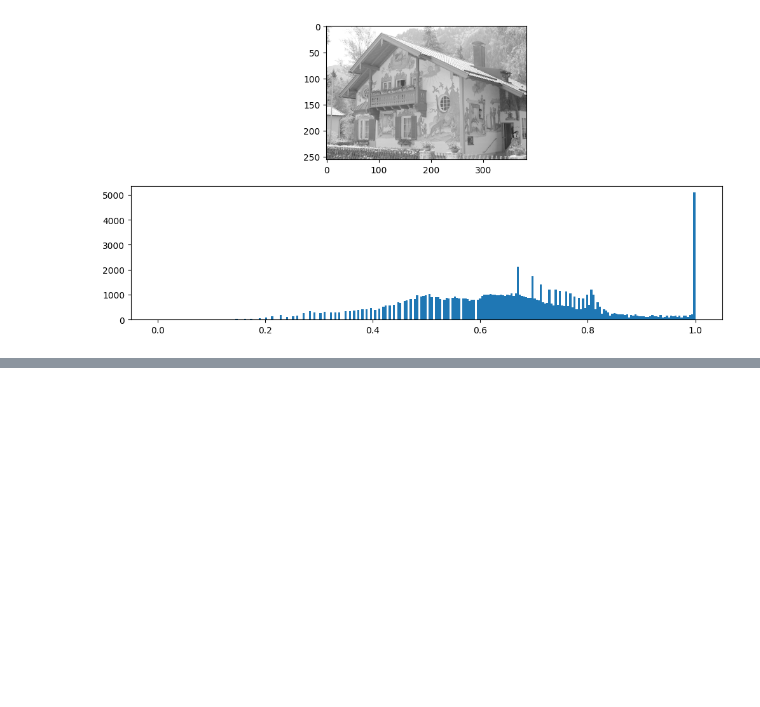
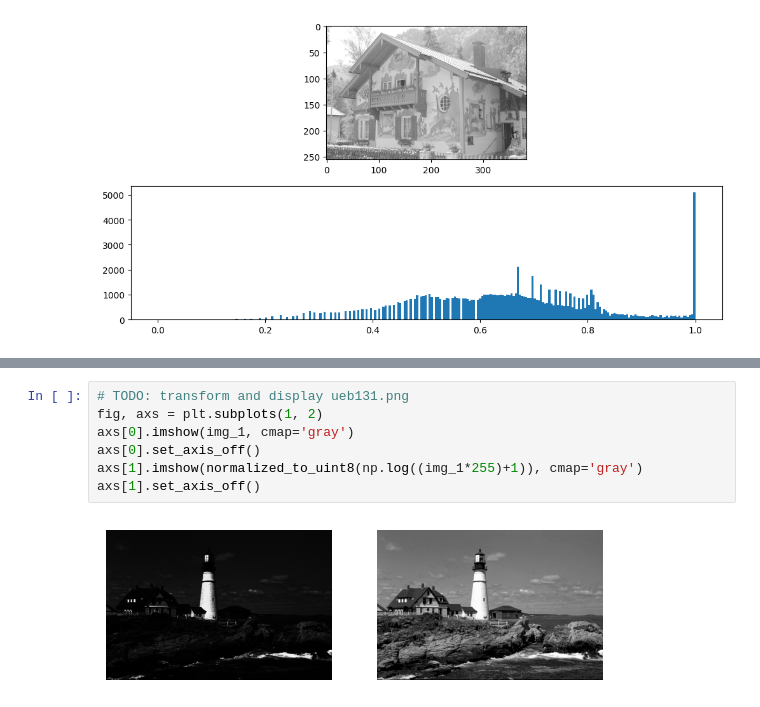
Before and after one commit to RHoock/CompVis, a Jupyter notebook: exercise_1.ipynb, the cells around one changed output, grey strips where cells are left out. Saved outputs shown, nothing was run; the diff lists cells and outputs as text; blank space fills up the shorter version.

```diff
--- a/exercise_1.ipynb
+++ b/exercise_1.ipynb
@@ -137,0 +160,9 @@ display_with_hist(img_2)
+# %%
+# TODO: transform and display ueb131.png
+fig, axs = plt.subplots(1, 2)
+axs[0].imshow(img_1, cmap='gray')
+axs[0].set_axis_off()
+axs[1].imshow(normalized_to_uint8(np.log((img_1*255)+1)), cmap='gray')
+axs[1].set_axis_off()
+# %% [output]
+[figure, added]
```
Also changed, not shown: parts of 9 cells of this notebook.
